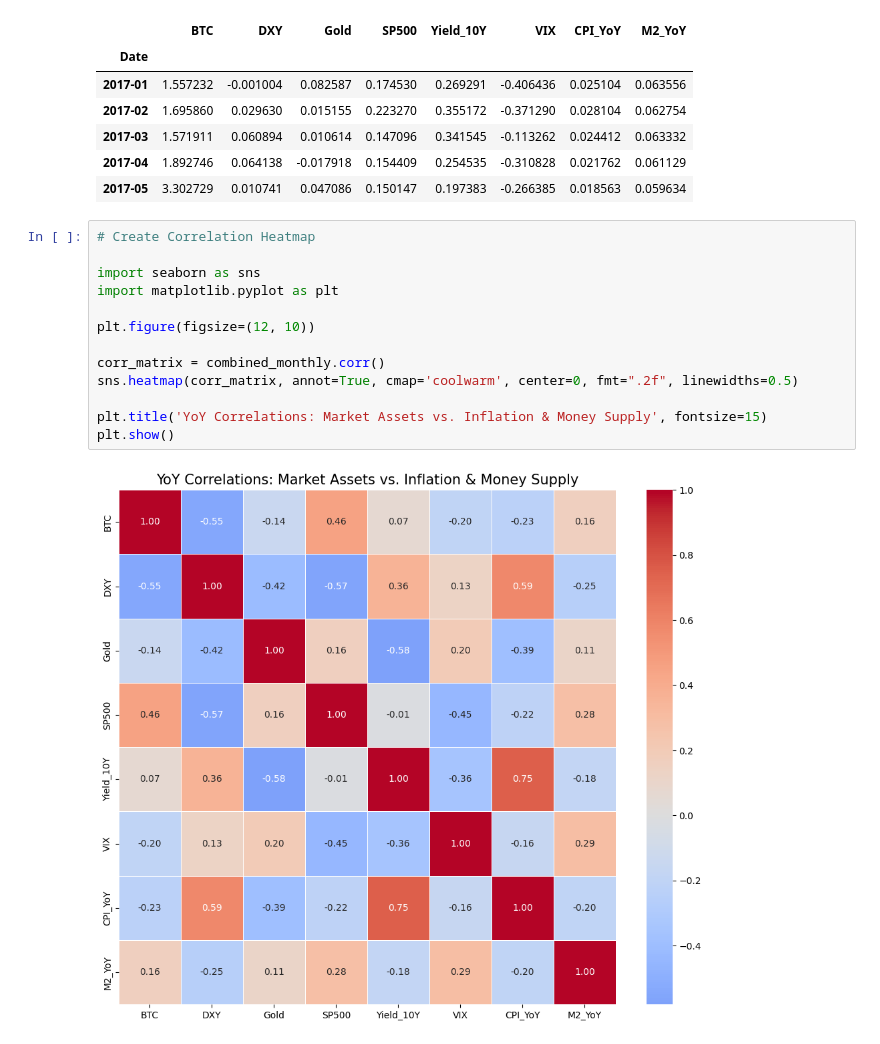
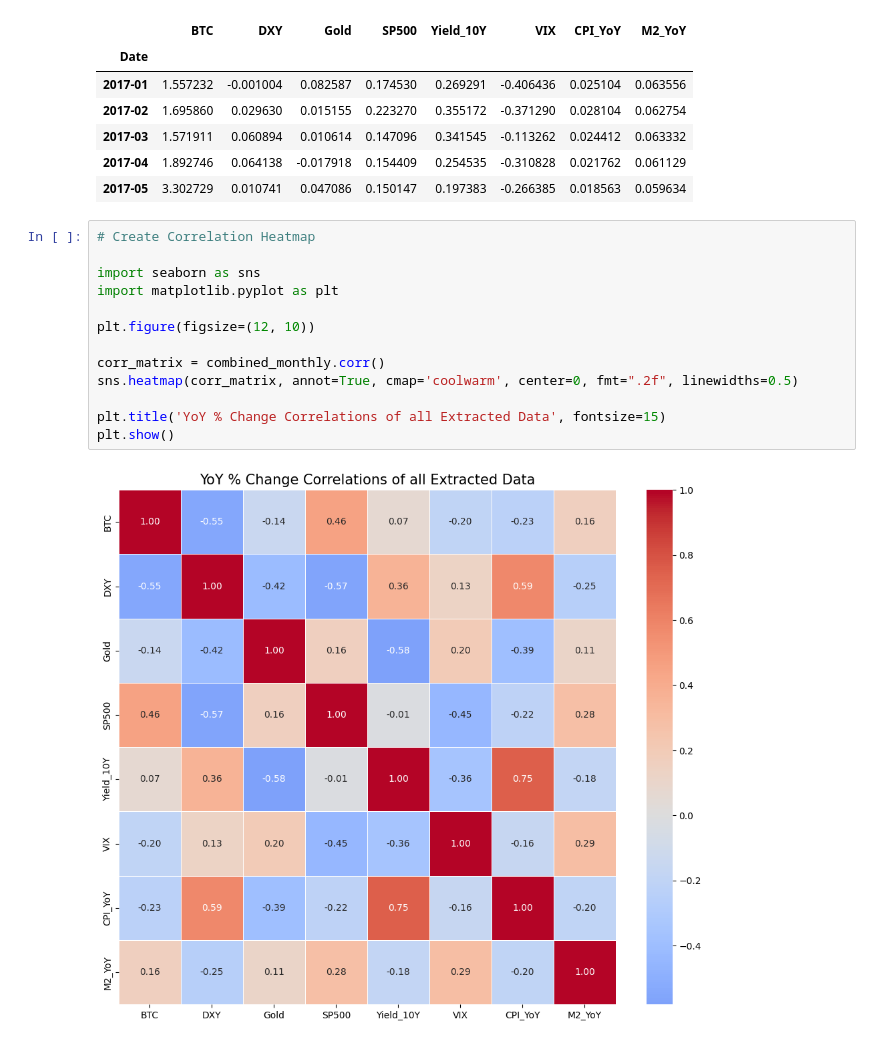
Before and after one commit to robertgeddis/work_examples, a Jupyter notebook: notebooks/heatmap.ipynb, the cells around one changed output. Drawn from its saved outputs; the diff is of its cells as text.

```diff
--- a/notebooks/heatmap.ipynb
+++ b/notebooks/heatmap.ipynb
@@ -86,15 +86,15 @@ combined_monthly.head()
 # %%
 # Create Correlation Heatmap
 
 import seaborn as sns
 import matplotlib.pyplot as plt
 
 plt.figure(figsize=(12, 10))
 
 corr_matrix = combined_monthly.corr()
 sns.heatmap(corr_matrix, annot=True, cmap='coolwarm', center=0, fmt=".2f", linewidths=0.5)
 
-plt.title('YoY Correlations: Market Assets vs. Inflation & Money Supply', fontsize=15)
+plt.title('YoY % Change Correlations of all Extracted Data', fontsize=15)
 plt.show()
 # %% [output]
-[figure, old version]
+[figure, new version]
```
Also changed, not shown: 1 other file.
